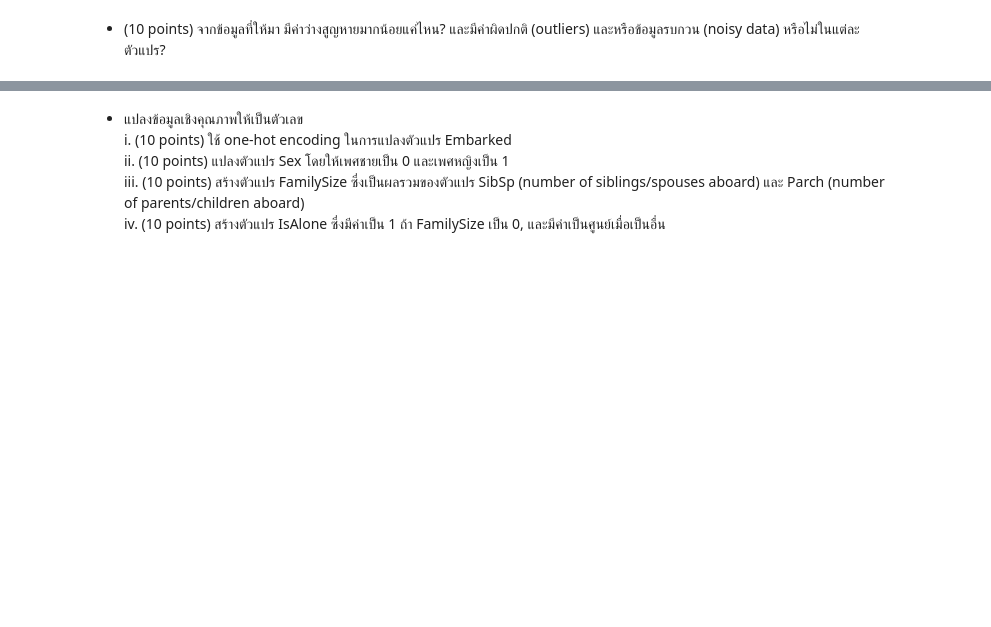
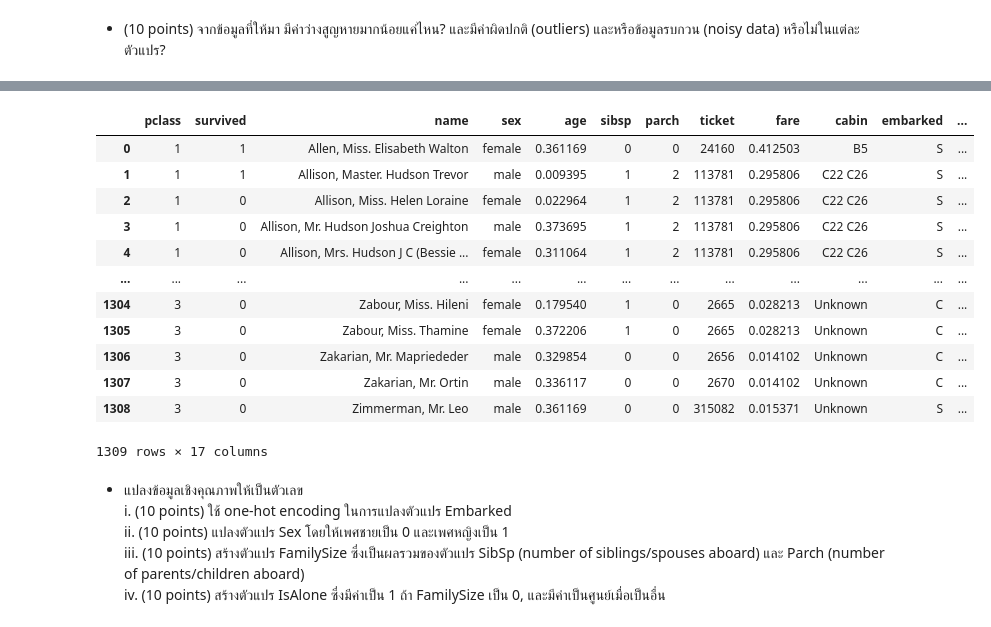
Before and after one commit to Kunyarat4803/big-data, a Jupyter notebook: Practice_1_Get_to_Know_Your_Data_653020567_7.ipynb, the cells around one changed output, grey strips where cells are left out. Cells and saved outputs as stored; diff of their text form; code cells hidden in the pictures; blank space fills up the shorter version.

```diff
--- a/Practice_1_Get_to_Know_Your_Data_653020567_7.ipynb
+++ b/Practice_1_Get_to_Know_Your_Data_653020567_7.ipynb
@@ -97,0 +101,16 @@ dtype: int64
+# %%
+# เติมค่าว่างในคอลัมน์ age ด้วยค่าเฉลี่ย
+titanic3_df['age'].fillna(titanic3_df['age'].mean(), inplace=True)
+# เติมค่าว่างในคอลัมน์ fare ด้วยค่าเฉลี่ย
+titanic3_df['fare'].fillna(titanic3_df['fare'].mean(), inplace=True)
+# เติมค่าว่างในคอลัมน์ cabin ด้วยค่าคงที่
+titanic3_df['cabin'].fillna('Unknown', inplace=True)
+# เติมค่าว่างในคอลัมน์ embarked ด้วยค่าเหมือน
+titanic3_df['embarked'].fillna(titanic3_df['embarked'].mode()[0], inplace=True)
+# เติมค่าว่างในคอลัมน์ boat ด้วยค่าคงที่
+titanic3_df['boat'].fillna('Unknown', inplace=True)
+# เติมค่าว่างในคอลัมน์ body ด้วยค่าคงที่
+titanic3_df['body'].fillna('Unknown', inplace=True)
+# เติมค่าว่างในคอลัมน์ home.dest ด้วยค่าคงที่
+titanic3_df['home.dest'].fillna('Unknown', inplace=True)
+print(titanic3_df.isnull().sum())
@@ -98,3 +136,19 @@ dtype: int64
+# %%
+titanic3_df
+# %% [output]
+|  | pclass | survived | name | sex | age | sibsp | parch | ticket | fare | cabin | embarked | ... |
+| 0 | 1 | 1 | Allen, Miss. Elisabeth Walton | female | 0.361169 | 0 | 0 | 24160 | 0.412503 | B5 | S | ... |
+| 1 | 1 | 1 | Allison, Master. Hudson Trevor | male | 0.009395 | 1 | 2 | 113781 | 0.295806 | C22 C26 | S | ... |
+| 2 | 1 | 0 | Allison, Miss. Helen Loraine | female | 0.022964 | 1 | 2 | 113781 | 0.295806 | C22 C26 | S | ... |
+| 3 | 1 | 0 | Allison, Mr. Hudson Joshua Creighton | male | 0.373695 | 1 | 2 | 113781 | 0.295806 | C22 C26 | S | ... |
+| 4 | 1 | 0 | Allison, Mrs. Hudson J C (Bessie ... | female | 0.311064 | 1 | 2 | 113781 | 0.295806 | C22 C26 | S | ... |
+| ... | ... | ... | ... | ... | ... | ... | ... | ... | ... | ... | ... | ... |
+| 1304 | 3 | 0 | Zabour, Miss. Hileni | female | 0.179540 | 1 | 0 | 2665 | 0.028213 | Unknown | C | ... |
+| 1305 | 3 | 0 | Zabour, Miss. Thamine | female | 0.372206 | 1 | 0 | 2665 | 0.028213 | Unknown | C | ... |
+| 1306 | 3 | 0 | Zakarian, Mr. Mapriededer | male | 0.329854 | 0 | 0 | 2656 | 0.014102 | Unknown | C | ... |
+| 1307 | 3 | 0 | Zakarian, Mr. Ortin | male | 0.336117 | 0 | 0 | 2670 | 0.014102 | Unknown | C | ... |
+| 1308 | 3 | 0 | Zimmerman, Mr. Leo | male | 0.361169 | 0 | 0 | 315082 | 0.015371 | Unknown | S | ... |
+1309 rows × 17 columns
 # %% [markdown]
 * แปลงข้อมูลเชิงคุณภาพให้เป็นตัวเลข \
     i. (10 points) ใช้ one-hot encoding ในการแปลงตัวแปร Embarked \
```
Also changed, not shown: parts of 4 cells of this notebook.
